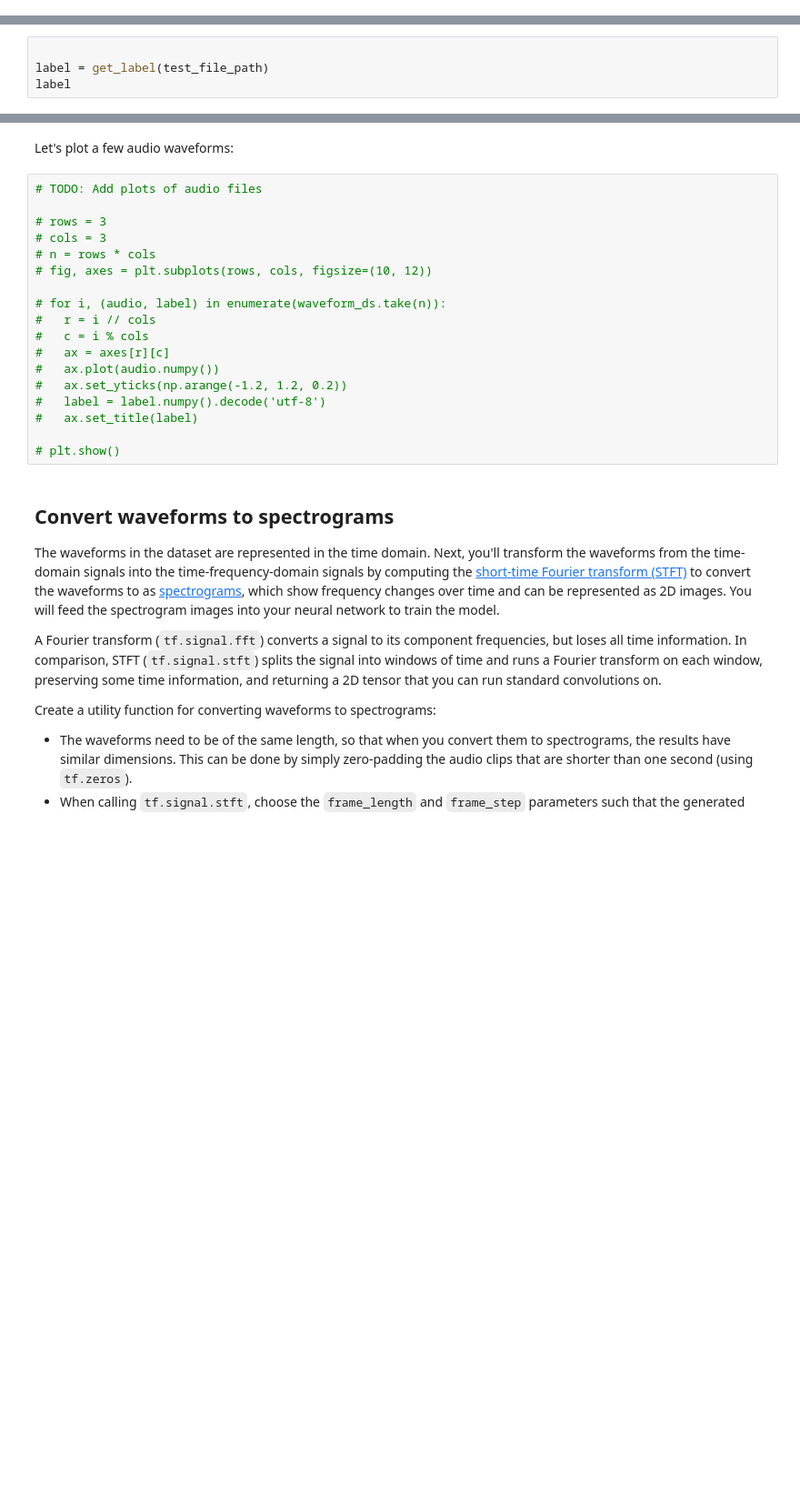
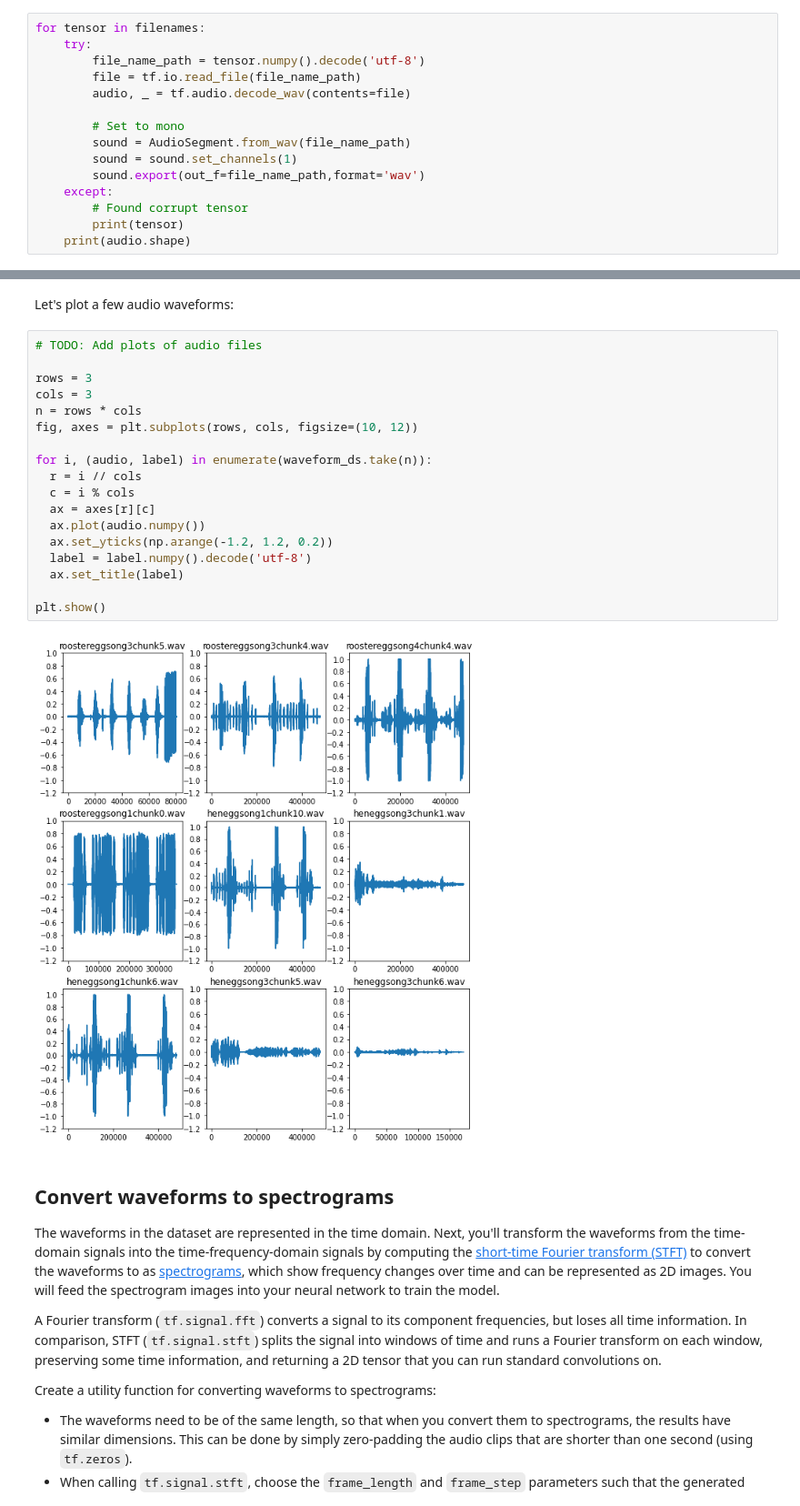
Before and after one commit to RyanParker196/Machine-Learning-Final-Project, a Jupyter notebook: Chicken_Parser.ipynb, the cells around one changed output, grey strips where cells are left out. Shown at 91% size. Cells and saved outputs as stored; diff of their text form; blank space fills up the shorter version.

```diff
--- a/Chicken_Parser.ipynb
+++ b/Chicken_Parser.ipynb
@@ -104,0 +103,15 @@ test_audio.shape
+# %%
+for tensor in filenames:
+    try:
+        file_name_path = tensor.numpy().decode('utf-8')
+        file = tf.io.read_file(file_name_path)
+        audio, _ = tf.audio.decode_wav(contents=file)
+
+        # Set to mono
+        sound = AudioSegment.from_wav(file_name_path)
+        sound = sound.set_channels(1)
+        sound.export(out_f=file_name_path,format='wav')
+    except:
+        # Found corrupt tensor
+        print(tensor)
+    print(audio.shape)
@@ -131,7 +155,3 @@ def get_label(file_path):
   # Note: You'll use indexing here instead of tuple unpacking to enable this
   # to work in a TensorFlow graph.
   return parts[-1]
-# %%
-
-label = get_label(test_file_path)
-label
@@ -167,21 +189,23 @@ Let's plot a few audio waveforms:
 # %%
 # TODO: Add plots of audio files
 
-# rows = 3
-# cols = 3
-# n = rows * cols
-# fig, axes = plt.subplots(rows, cols, figsize=(10, 12))
+rows = 3
+cols = 3
+n = rows * cols
+fig, axes = plt.subplots(rows, cols, figsize=(10, 12))
 
-# for i, (audio, label) in enumerate(waveform_ds.take(n)):
-#   r = i // cols
-#   c = i % cols
-#   ax = axes[r][c]
-#   ax.plot(audio.numpy())
-#   ax.set_yticks(np.arange(-1.2, 1.2, 0.2))
-#   label = label.numpy().decode('utf-8')
-#   ax.set_title(label)
+for i, (audio, label) in enumerate(waveform_ds.take(n)):
+  r = i // cols
+  c = i % cols
+  ax = axes[r][c]
+  ax.plot(audio.numpy())
+  ax.set_yticks(np.arange(-1.2, 1.2, 0.2))
+  label = label.numpy().decode('utf-8')
+  ax.set_title(label)
 
-# plt.show()
+plt.show()
+# %% [output]
+[figure, added]
 # %% [markdown]
 ## Convert waveforms to spectrograms
 
```
Also changed, not shown: parts of 22 cells of this notebook, 43 other files.
